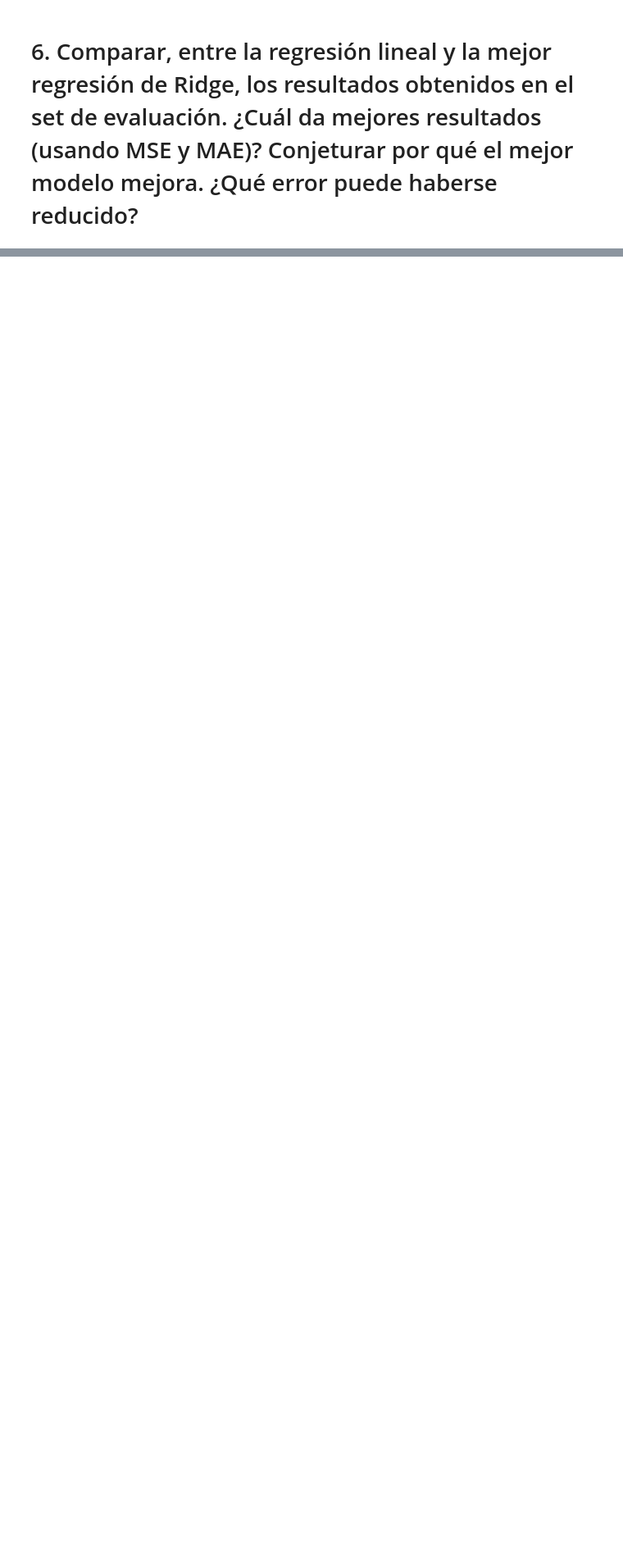
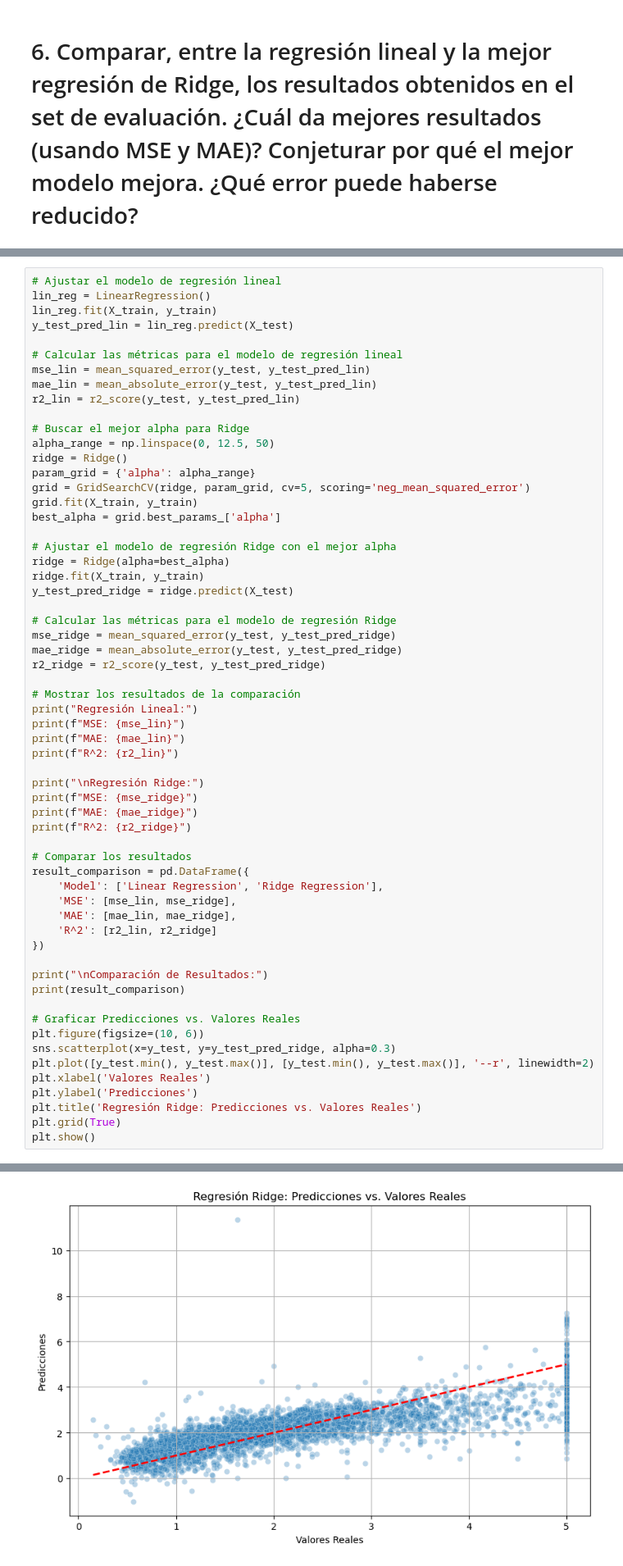
Before and after one commit to christophcharaf/house-regression-ridge, a Jupyter notebook: house-regression-ridge.ipynb, the cells around one changed output, grey strips where cells are left out. Shown at 82% size. Saved outputs shown, nothing was run; the diff lists cells and outputs as text; blank space fills up the shorter version.

```diff
--- a/house-regression-ridge.ipynb
+++ b/house-regression-ridge.ipynb
@@ -356,0 +199,61 @@ Comparación de Resultados:
+# %%
+# Ajustar el modelo de regresión lineal
+lin_reg = LinearRegression()
+lin_reg.fit(X_train, y_train)
+y_test_pred_lin = lin_reg.predict(X_test)
+
+# Calcular las métricas para el modelo de regresión lineal
+mse_lin = mean_squared_error(y_test, y_test_pred_lin)
+mae_lin = mean_absolute_error(y_test, y_test_pred_lin)
+r2_lin = r2_score(y_test, y_test_pred_lin)
+
+# Buscar el mejor alpha para Ridge
+alpha_range = np.linspace(0, 12.5, 50)
+ridge = Ridge()
+param_grid = {'alpha': alpha_range}
+grid = GridSearchCV(ridge, param_grid, cv=5, scoring='neg_mean_squared_error')
+grid.fit(X_train, y_train)
+best_alpha = grid.best_params_['alpha']
+
+# Ajustar el modelo de regresión Ridge con el mejor alpha
+ridge = Ridge(alpha=best_alpha)
+ridge.fit(X_train, y_train)
+y_test_pred_ridge = ridge.predict(X_test)
+
+# Calcular las métricas para el modelo de regresión Ridge
+mse_ridge = mean_squared_error(y_test, y_test_pred_ridge)
+mae_ridge = mean_absolute_error(y_test, y_test_pred_ridge)
+r2_ridge = r2_score(y_test, y_test_pred_ridge)
+
+# Mostrar los resultados de la comparación
+print("Regresión Lineal:")
+print(f"MSE: {mse_lin}")
+print(f"MAE: {mae_lin}")
+print(f"R^2: {r2_lin}")
+
+print("\nRegresión Ridge:")
+print(f"MSE: {mse_ridge}")
+print(f"MAE: {mae_ridge}")
+print(f"R^2: {r2_ridge}")
+
+# Comparar los resultados
+result_comparison = pd.DataFrame({
+    'Model': ['Linear Regression', 'Ridge Regression'],
+    'MSE': [mse_lin, mse_ridge],
+    'MAE': [mae_lin, mae_ridge],
+    'R^2': [r2_lin, r2_ridge]
+})
+
+print("\nComparación de Resultados:")
+print(result_comparison)
+
+# Graficar Predicciones vs. Valores Reales
+plt.figure(figsize=(10, 6))
+sns.scatterplot(x=y_test, y=y_test_pred_ridge, alpha=0.3)
+plt.plot([y_test.min(), y_test.max()], [y_test.min(), y_test.max()], '--r', linewidth=2)
+plt.xlabel('Valores Reales')
+plt.ylabel('Predicciones')
+plt.title('Regresión Ridge: Predicciones vs. Valores Reales')
+plt.grid(True)
+plt.show()
+# %% [output]
@@ -356,0 +274 @@ Comparación de Resultados:
+[figure, added]
```
Also changed, not shown: parts of 14 cells of this notebook.
